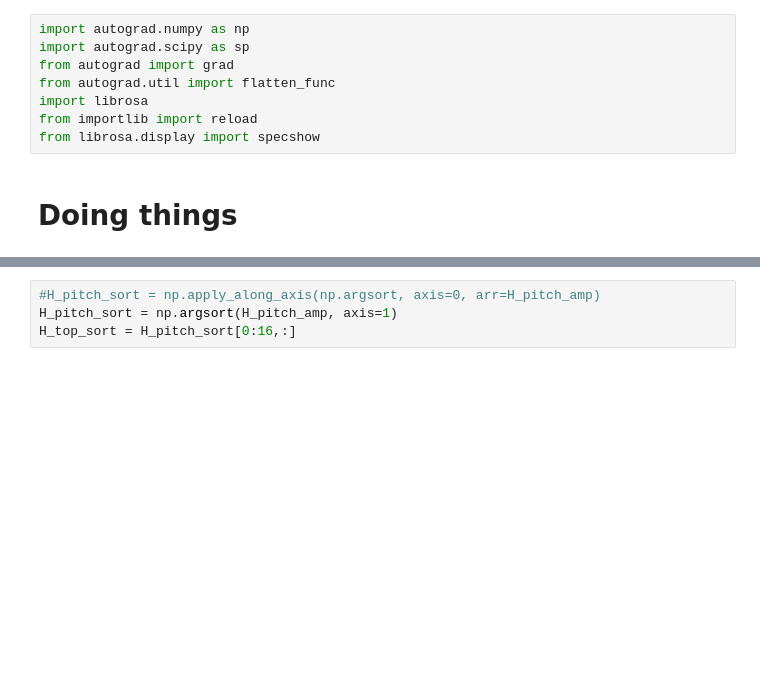
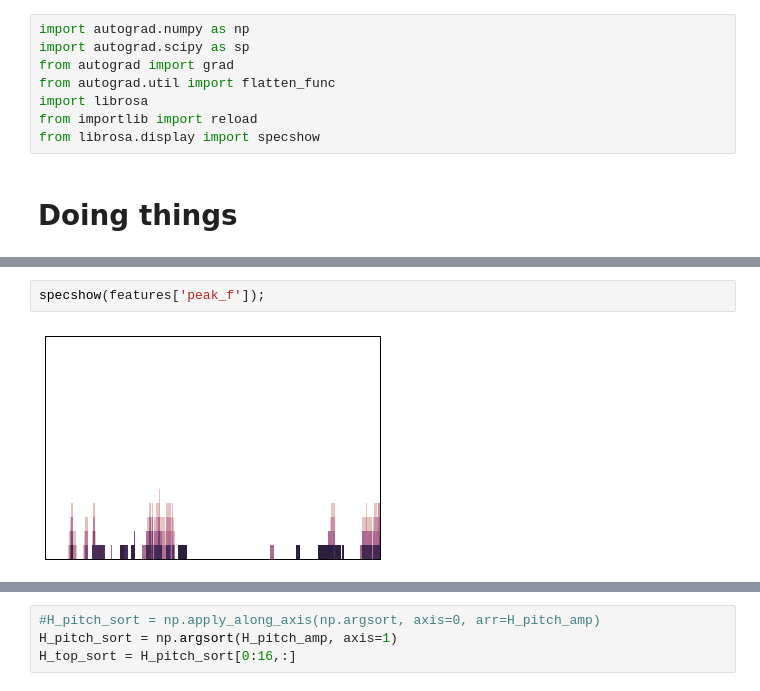
Before and after one commit to danmackinlay/mlmistrels, a Jupyter notebook: danscriptors.ipynb, the cells around one changed output, grey strips where cells are left out. Drawn from its saved outputs; the diff is of its cells as text; blank space fills up the shorter version.

```diff
--- a/danscriptors.ipynb
+++ b/danscriptors.ipynb
@@ -57 +59,5 @@ specshow(np.argsort(features['H_pitch_amp'], axis=0));
+# %%
+specshow(features['peak_f']);
+# %% [output]
+[figure, added]
 # %%
```
Also changed, not shown: parts of 6 cells of this notebook.
